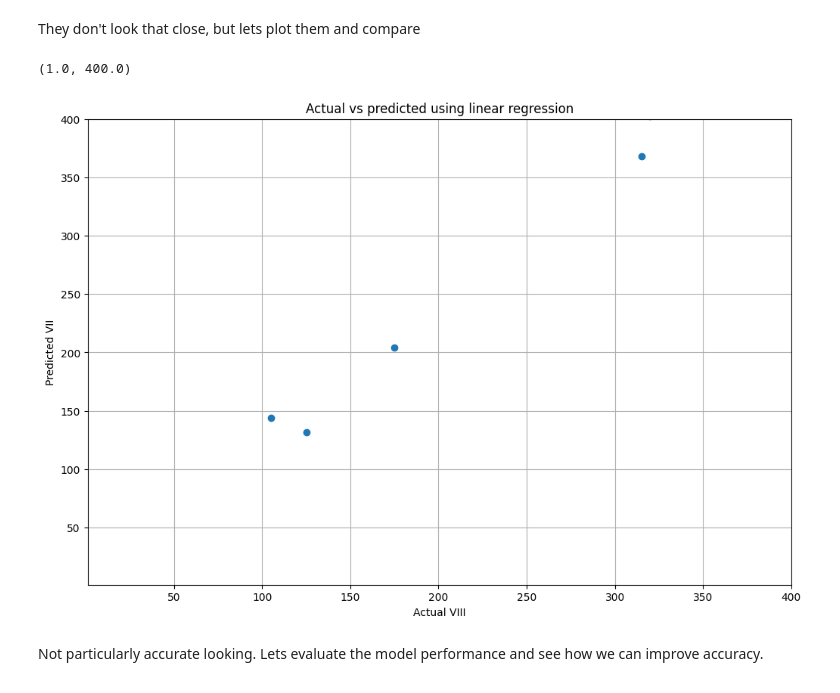
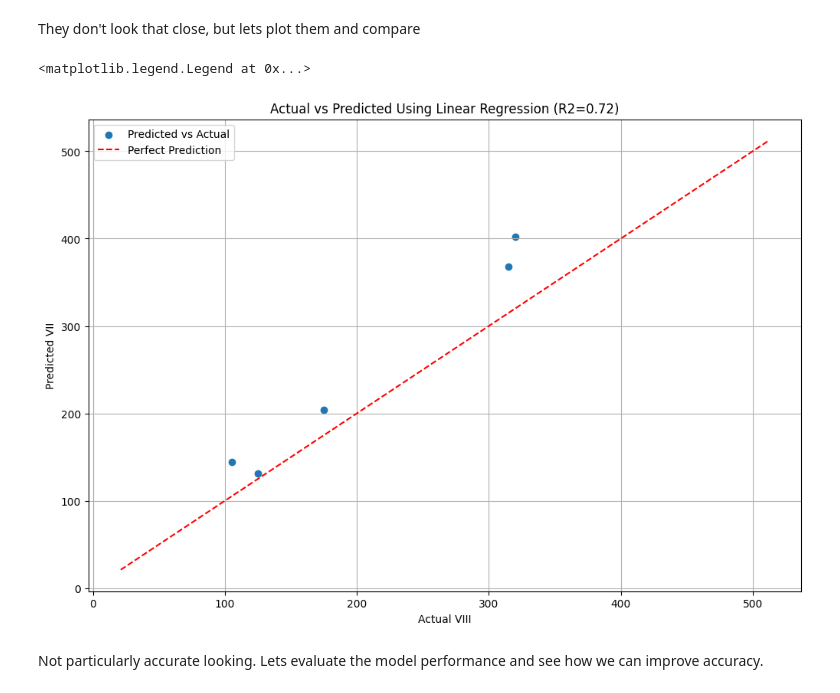
Before and after one commit to redswimmer/impact-investment-analysis-yc-summer-cohort-2023, a Jupyter notebook: VIII_for_YC_Cohort_Summer_2023.ipynb, the cells around one changed output. Drawn from its saved outputs; the diff is of its cells as text; code cells hidden in the pictures.

Commit message:
Added a diagonal line showing what a “perfect” prediction would look like

```diff
--- a/VIII_for_YC_Cohort_Summer_2023.ipynb
+++ b/VIII_for_YC_Cohort_Summer_2023.ipynb
@@ -376,16 +376,21 @@ print(np.concatenate((y_pred.reshape(len(y_pred), 1), y_test.reshape(len(y_test)
  [367.76 315.  ]]
 # %% [markdown]
 They don't look that close, but lets plot them and compare
-# %%
-fig, ax = plt.subplots(figsize=(12, 8))
-ax.scatter(y_test, y_pred)
-ax.grid()
-ax.set(title='Actual vs predicted using linear regression', xlabel='Actual VIII', ylabel='Predicted VII')
-ax.set_xlim(1, 400)
-ax.set_ylim(1, 400)
-# %% [output]
-(1.0, 400.0)
-[figure, removed]
+# %%
+# Plot actual vs predicted values for our test set
+fig, ax = plt.subplots(figsize=(12, 8))
+ax.scatter(y_test, y_pred, label='Predicted vs Actual')
+ax.grid()
+ax.set(title=f'Actual vs Predicted Using Linear Regression (R2={lr.score(X_test, y_test):.2f})', xlabel='Actual VIII', ylabel='Predicted VII')
+
+# Plot a diagonal line showing what a “perfect” prediction would look like
+min_val = min(min(y), min(y_pred))
+max_val = max(max(y), max(y_pred))
+ax.plot([min_val, max_val], [min_val, max_val], color='red', linestyle='--', label='Perfect Prediction')
+plt.legend()
+# %% [output]
+<matplotlib.legend.Legend at 0x...>
+[figure, added]
 # %% [markdown]
 Not particularly accurate looking.  Lets evaluate the model performance and see how we can improve accuracy.
 # %% [markdown]
```
Also changed, not shown: parts of 7 cells of this notebook.
